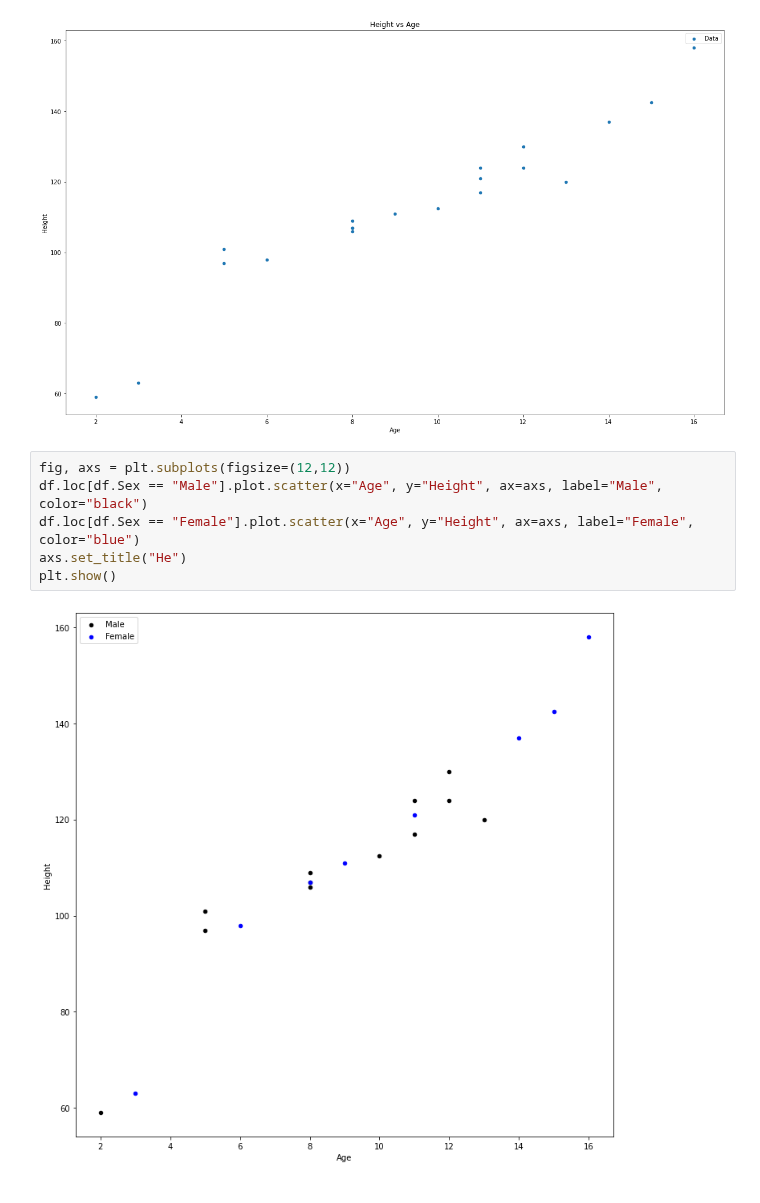
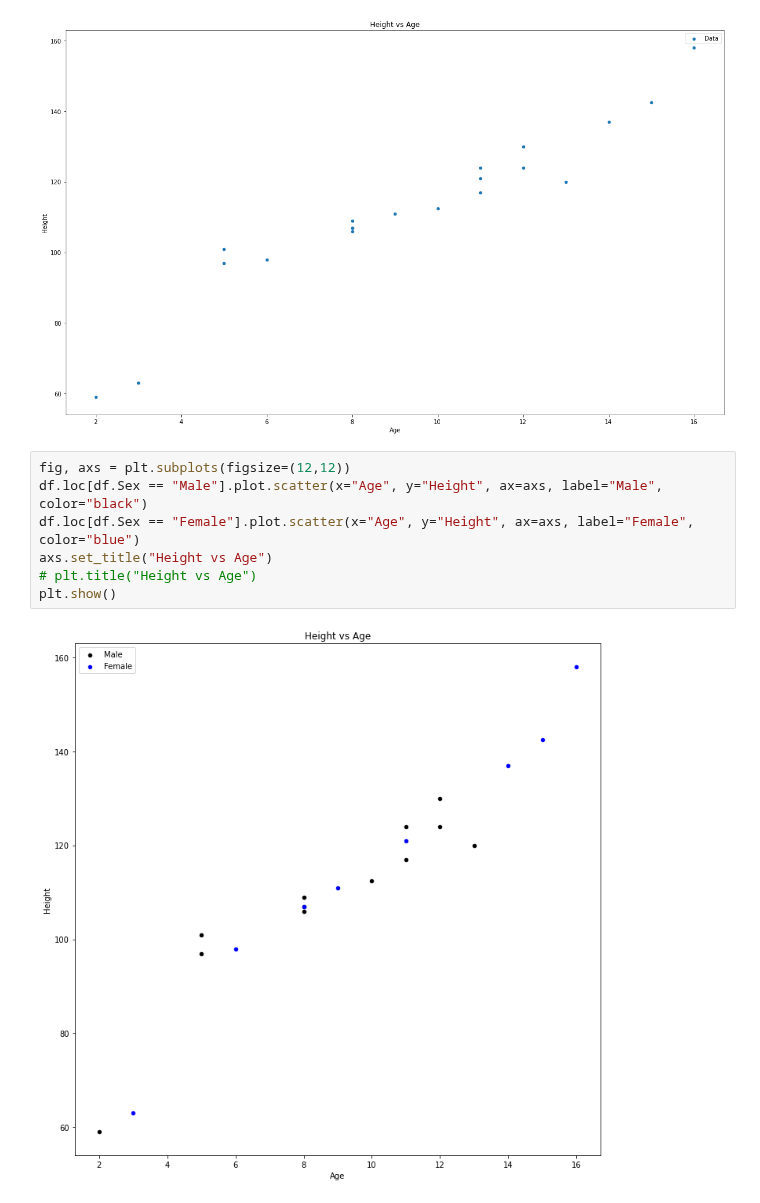
Before and after one commit to ssciwr/jupyter-data-exploration-live, a Jupyter notebook: part2.ipynb, the cells around one changed output. Cells and saved outputs as stored; diff of their text form.

```diff
--- a/part2.ipynb
+++ b/part2.ipynb
@@ -537,8 +537,9 @@ plt.show()
 # %%
 fig, axs = plt.subplots(figsize=(12,12))
 df.loc[df.Sex == "Male"].plot.scatter(x="Age", y="Height", ax=axs, label="Male", color="black")
 df.loc[df.Sex == "Female"].plot.scatter(x="Age", y="Height", ax=axs, label="Female", color="blue")
-axs.set_title("He")
+axs.set_title("Height vs Age")
+# plt.title("Height vs Age")
 plt.show()
 # %% [output]
-[figure, old version]
+[figure, new version]
```
